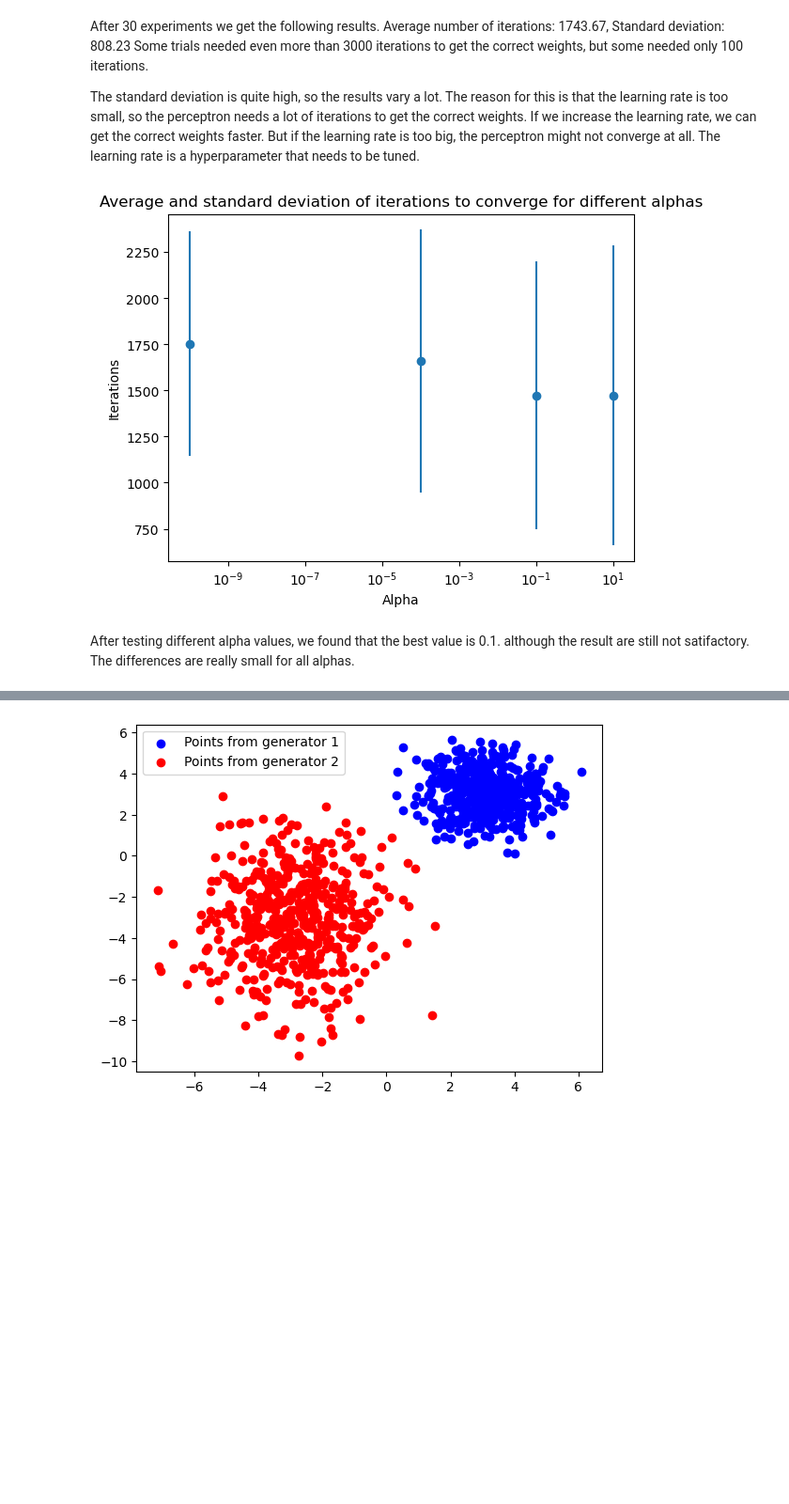
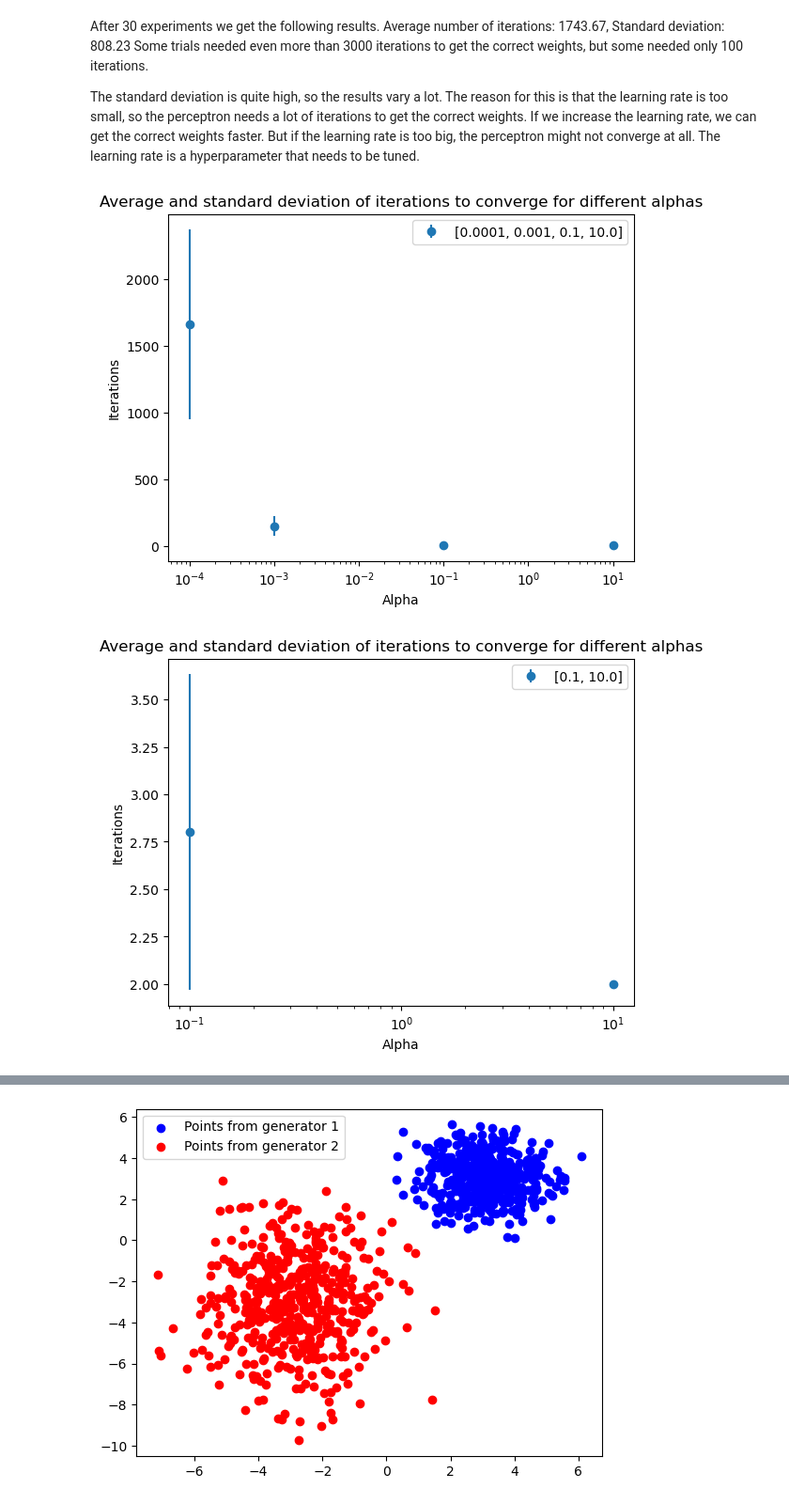
Before and after one commit to Qubi0-0/MachineLearning, a Jupyter notebook: SupervisedLearning/SupervisedLearning.ipynb, the cells around one changed output, grey strips where cells are left out. Shown at 94% size. Drawn from its saved outputs; the diff is of its cells as text; code cells hidden in the pictures; blank space fills up the shorter version.

```diff
--- a/SupervisedLearning/SupervisedLearning.ipynb
+++ b/SupervisedLearning/SupervisedLearning.ipynb
@@ -149,0 +166,3 @@ Converged after 1212 iterations
+# %%
+percepron = ANDPerceptron()
+percepron.ex1()
@@ -161,8 +189,7 @@ Some trials needed even more than 3000 iterations to get the correct weights, bu
 
  The standard deviation is quite high, so the results vary a lot. The reason for this is that the learning rate is too small, so the perceptron needs a lot of iterations to get the correct weights. If we increase the learning rate, we can get the correct weights faster. But if the learning rate is too big, the perceptron might not converge at all. The learning rate is a hyperparameter that needs to be tuned.
 # %%
-learner.experiment_with_alpha()
+percepron.experiment_with_alpha()
 # %% [output]
-[figure, old version]
+[figure, new version]
+[figure, added]
-# %% [markdown]
-After testing different alpha values, we found that the best value is 0.1. although the result are still not satifactory. The differences are really small for all alphas.
```
Also changed, not shown: parts of 9 cells of this notebook.
